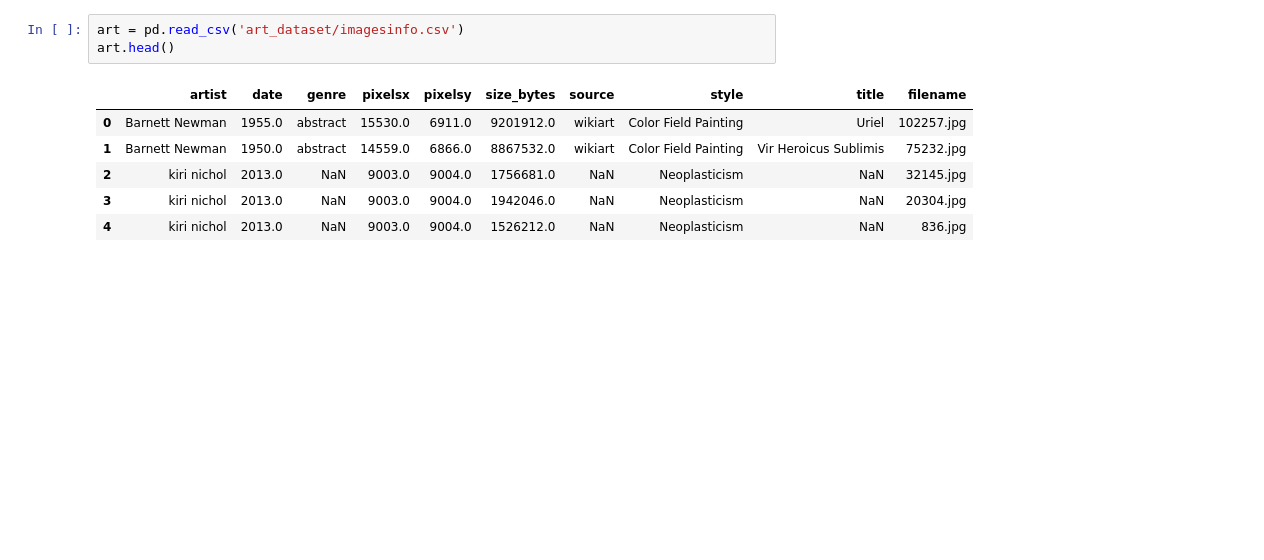
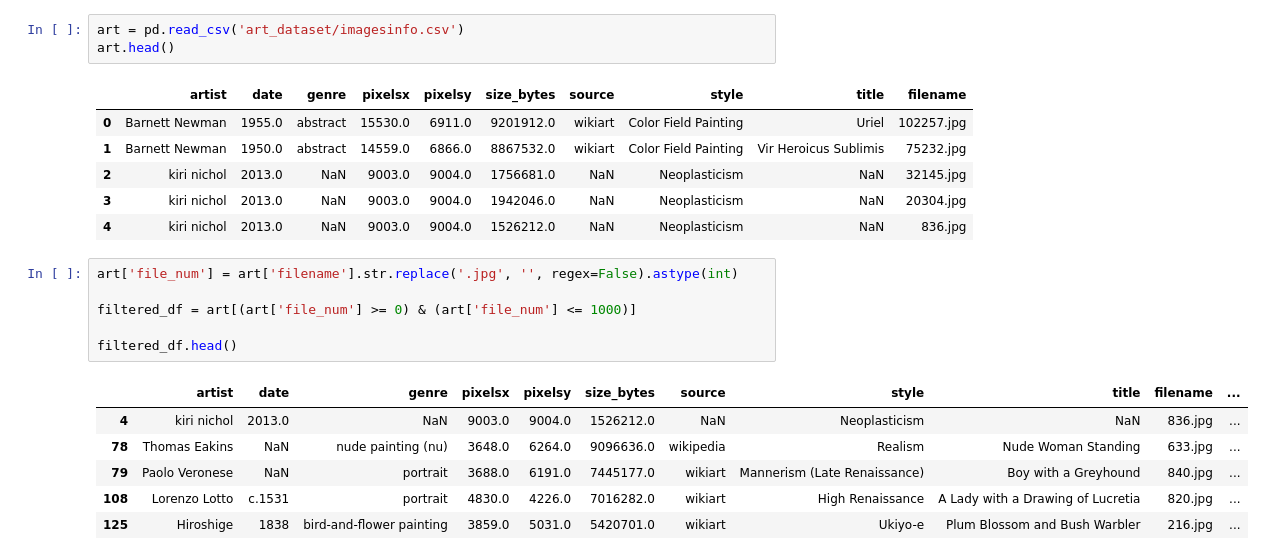
Before and after one commit to fbizza/deep-learning-applications, a Jupyter notebook: lab_3/lab_3.ipynb, the cells around one changed output. Saved outputs shown, nothing was run; the diff lists cells and outputs as text; blank space fills up the shorter version.

```diff
--- a/lab_3/lab_3.ipynb
+++ b/lab_3/lab_3.ipynb
@@ -714,3 +716,16 @@ art.head()
 | 2 | kiri nichol | 2013.0 | NaN | 9003.0 | 9004.0 | 1756681.0 | NaN | Neoplasticism | NaN | 32145.jpg |
 | 3 | kiri nichol | 2013.0 | NaN | 9003.0 | 9004.0 | 1942046.0 | NaN | Neoplasticism | NaN | 20304.jpg |
 | 4 | kiri nichol | 2013.0 | NaN | 9003.0 | 9004.0 | 1526212.0 | NaN | Neoplasticism | NaN | 836.jpg |
+# %%
+art['file_num'] = art['filename'].str.replace('.jpg', '', regex=False).astype(int)
+
+filtered_df = art[(art['file_num'] >= 0) & (art['file_num'] <= 1000)]
+
+filtered_df.head()
+# %% [output]
+|  | artist | date | genre | pixelsx | pixelsy | size_bytes | source | style | title | filename | ... |
+| 4 | kiri nichol | 2013.0 | NaN | 9003.0 | 9004.0 | 1526212.0 | NaN | Neoplasticism | NaN | 836.jpg | ... |
+| 78 | Thomas Eakins | NaN | nude painting (nu) | 3648.0 | 6264.0 | 9096636.0 | wikipedia | Realism | Nude Woman Standing | 633.jpg | ... |
+| 79 | Paolo Veronese | NaN | portrait | 3688.0 | 6191.0 | 7445177.0 | wikiart | Mannerism (Late Renaissance) | Boy with a Greyhound | 840.jpg | ... |
+| 108 | Lorenzo Lotto | c.1531 | portrait | 4830.0 | 4226.0 | 7016282.0 | wikiart | High Renaissance | A Lady with a Drawing of Lucretia | 820.jpg | ... |
+| 125 | Hiroshige | 1838 | bird-and-flower painting | 3859.0 | 5031.0 | 5420701.0 | wikiart | Ukiyo-e | Plum Blossom and Bush Warbler | 216.jpg | ... |
```
Also changed, not shown: parts of 13 cells of this notebook.
